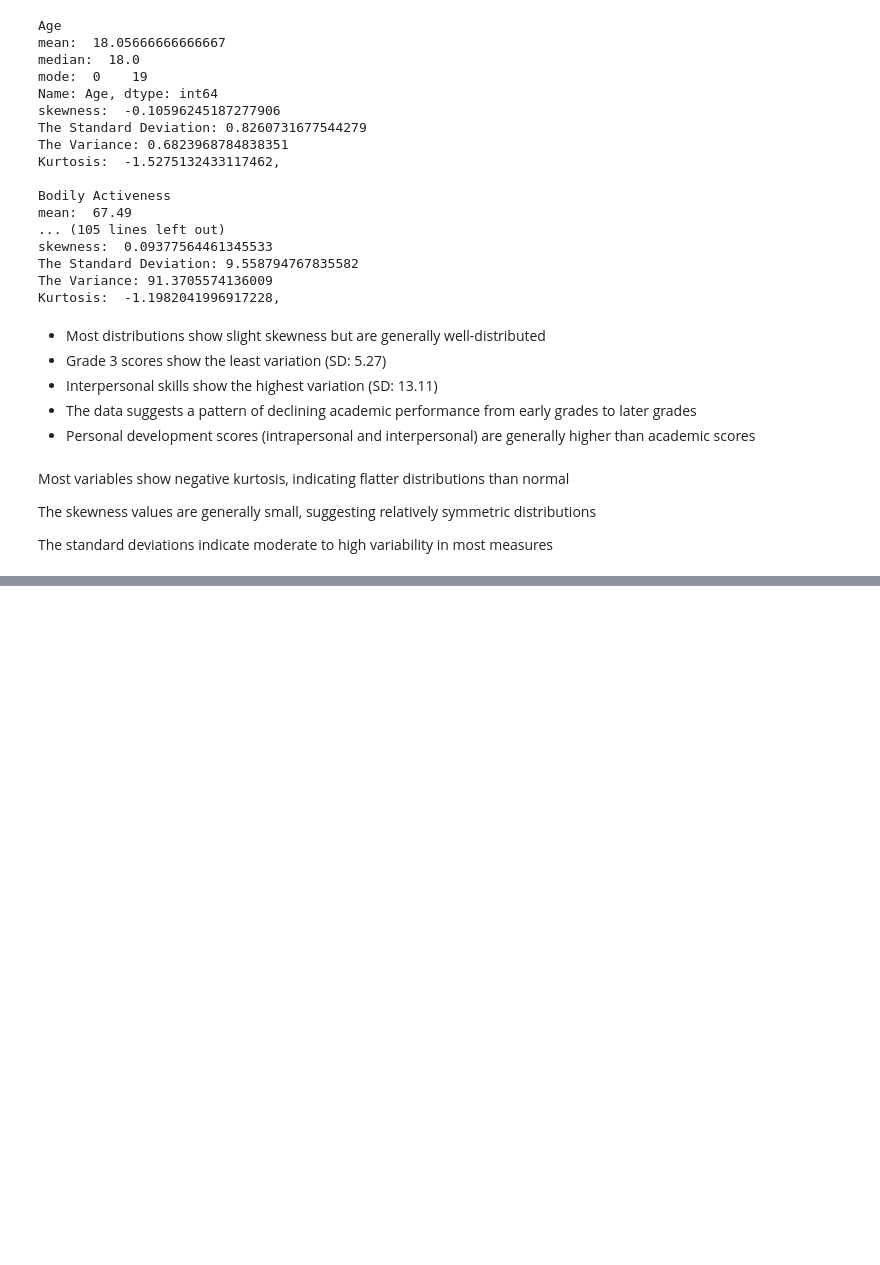
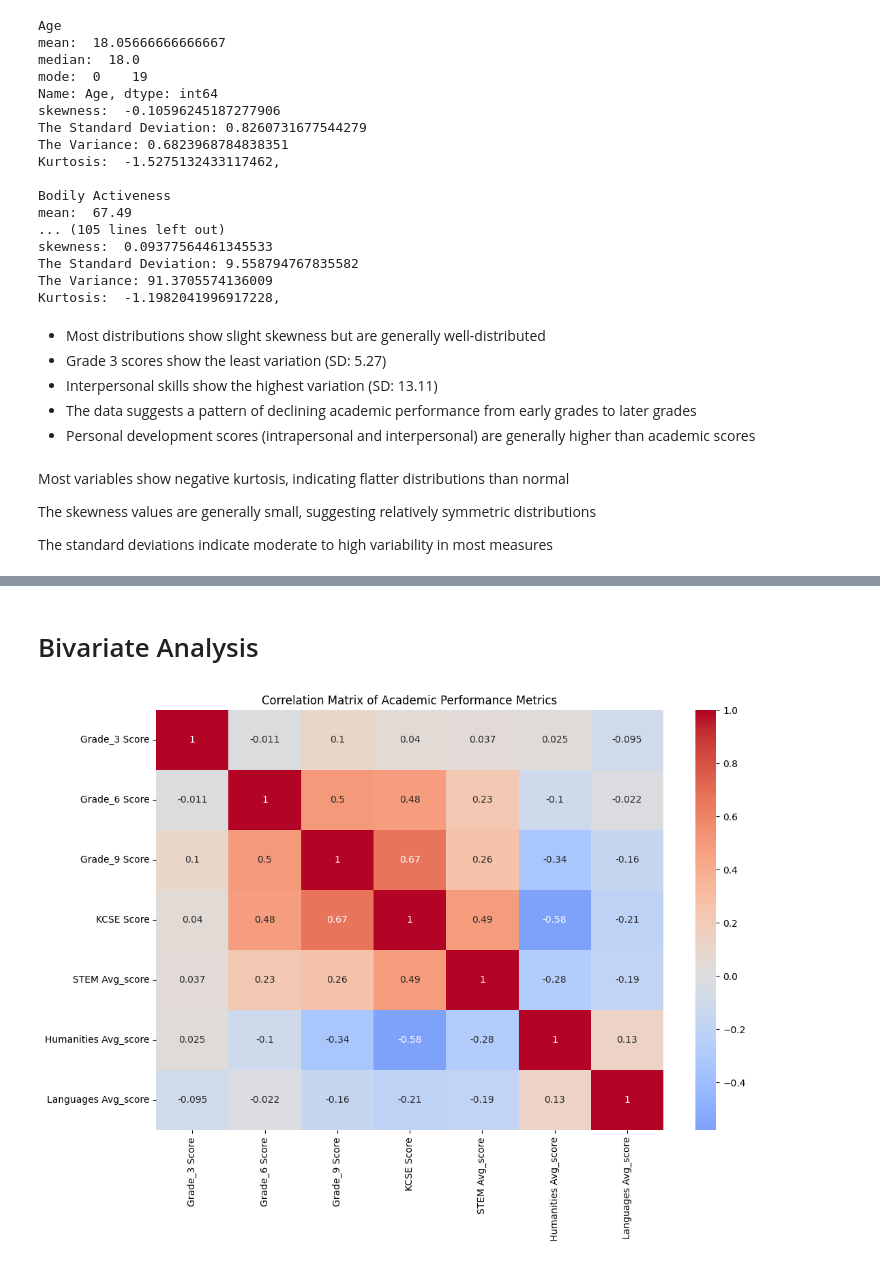
Before and after one commit to MachukaJoy/study-engine, a Jupyter notebook: studentsanalysis.ipynb, the cells around one changed output, grey strips where cells are left out. Cells and saved outputs as stored; diff of their text form; code cells hidden in the pictures; blank space fills up the shorter version.

```diff
--- a/studentsanalysis.ipynb
+++ b/studentsanalysis.ipynb
@@ -220,0 +381,15 @@ The standard deviations indicate moderate to high variability in most measures
+# %% [markdown]
+# Bivariate Analysis
+# %%
+# Create a correlation matrix for academic scores
+academic_cols = ['Grade_3 Score', 'Grade_6 Score', 'Grade_9 Score', 'KCSE Score',
+                'STEM Avg_score', 'Humanities Avg_score', 'Languages Avg_score']
+academic_corr = df[academic_cols].corr()
+
+# Plot correlation heatmap
+plt.figure(figsize=(12, 8))
+sns.heatmap(academic_corr, annot=True, cmap='coolwarm', center=0)
+plt.title('Correlation Matrix of Academic Performance Metrics')
+plt.show()
+# %% [output]
+[figure, added]
```
Also changed, not shown: parts of 24 cells of this notebook.
